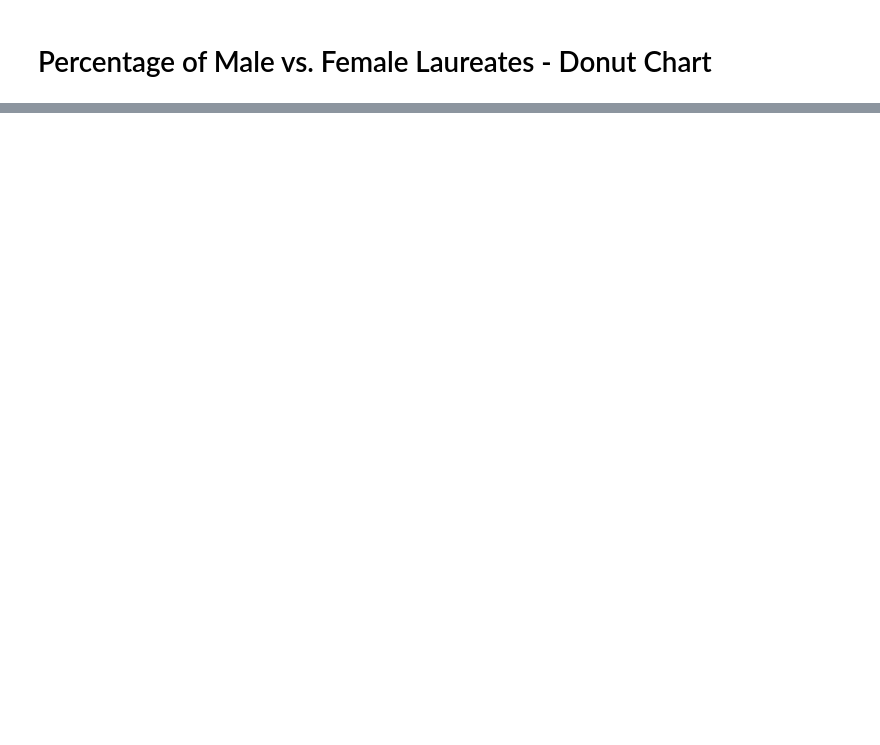
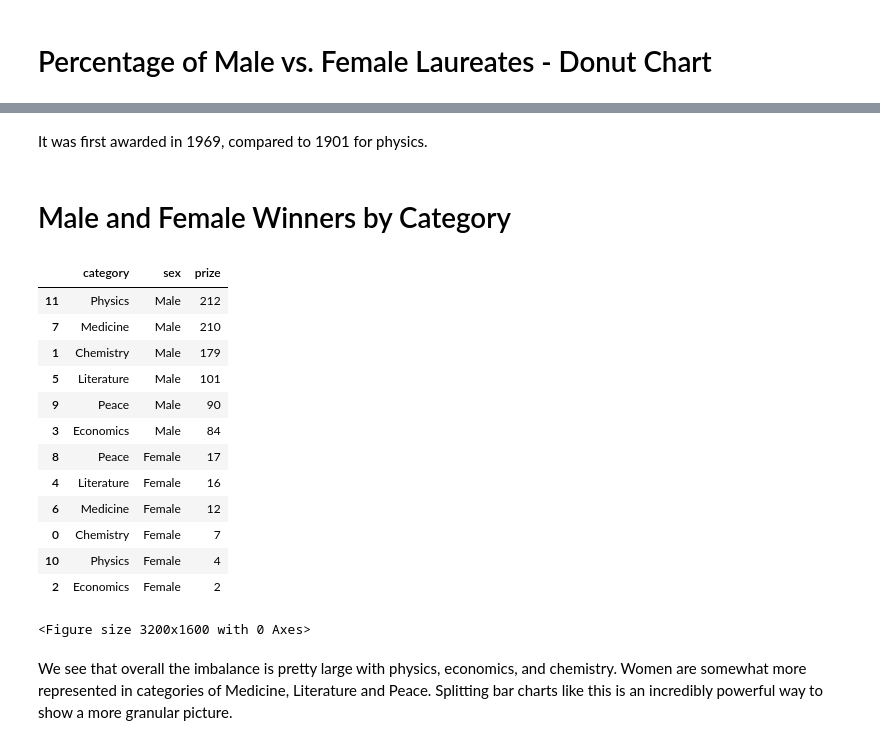
Before and after one commit to muhzinkhan/Nobel-Prize-Analysis-and-Visualization, a Jupyter notebook: Nobel_Prize_Analysis.ipynb, the cells around one changed output, grey strips where cells are left out. Drawn from its saved outputs; the diff is of its cells as text; code cells hidden in the pictures; blank space fills up the shorter version.

```diff
--- a/Nobel_Prize_Analysis.ipynb
+++ b/Nobel_Prize_Analysis.ipynb
@@ -184,0 +279,37 @@ fig.show()
+# %% [markdown]
+ It was first awarded in 1969, compared to 1901 for physics.
+# %% [markdown]
+# Male and Female Winners by Category
+# %%
+cat_men_women = df_data.groupby(['category', 'sex'],
+                               as_index=False).agg({'prize': pd.Series.count})
+cat_men_women.sort_values('prize', ascending=False, inplace=True)
+cat_men_women
+# %% [output]
+|  | category | sex | prize |
+| 11 | Physics | Male | 212 |
+| 7 | Medicine | Male | 210 |
+| 1 | Chemistry | Male | 179 |
+| 5 | Literature | Male | 101 |
+| 9 | Peace | Male | 90 |
+| 3 | Economics | Male | 84 |
+| 8 | Peace | Female | 17 |
+| 4 | Literature | Female | 16 |
+| 6 | Medicine | Female | 12 |
+| 0 | Chemistry | Female | 7 |
+| 10 | Physics | Female | 4 |
+| 2 | Economics | Female | 2 |
+# %%
+plt.figure(figsize=(16,8), dpi=200)
+v_bar_split = px.bar(x = cat_men_women.category,
+                     y = cat_men_women.prize,
+                     color = cat_men_women.sex,
+                     title='Number of Prizes Awarded per Category split by Men and Women')
+
+v_bar_split.update_layout(xaxis_title='Nobel Prize Category',
+                          yaxis_title='Number of Prizes')
+v_bar_split.show()
+# %% [output]
+<Figure size 3200x1600 with 0 Axes>
+# %% [markdown]
+We see that overall the imbalance is pretty large with physics, economics, and chemistry. Women are somewhat more represented in categories of Medicine, Literature and Peace. Splitting bar charts like this is an incredibly powerful way to show a more granular picture.
```
Also changed, not shown: parts of 22 cells of this notebook.
